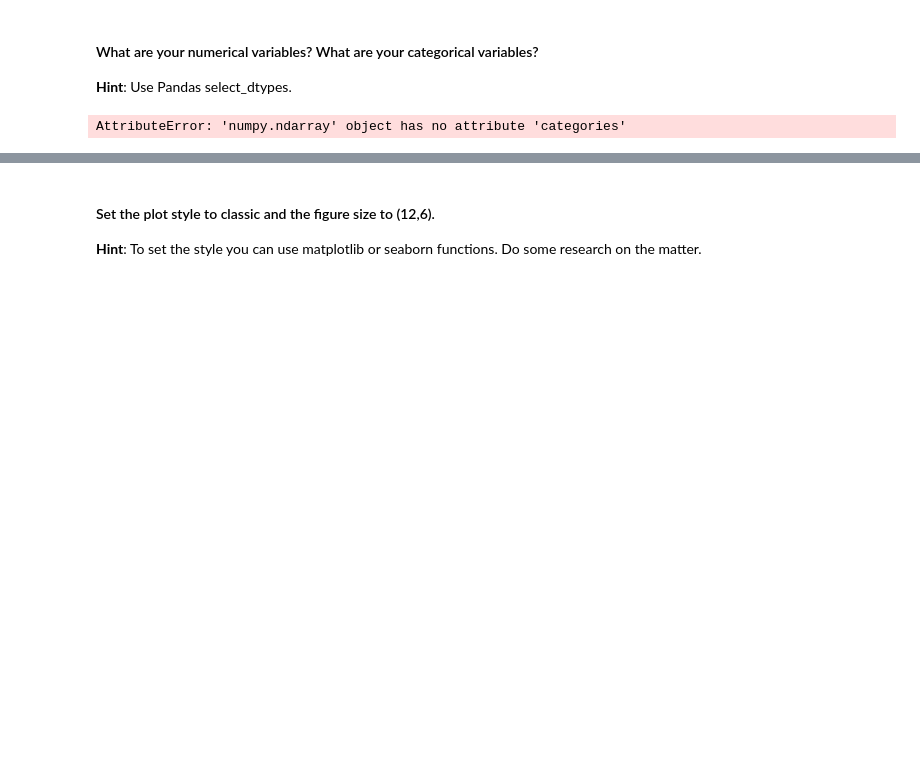
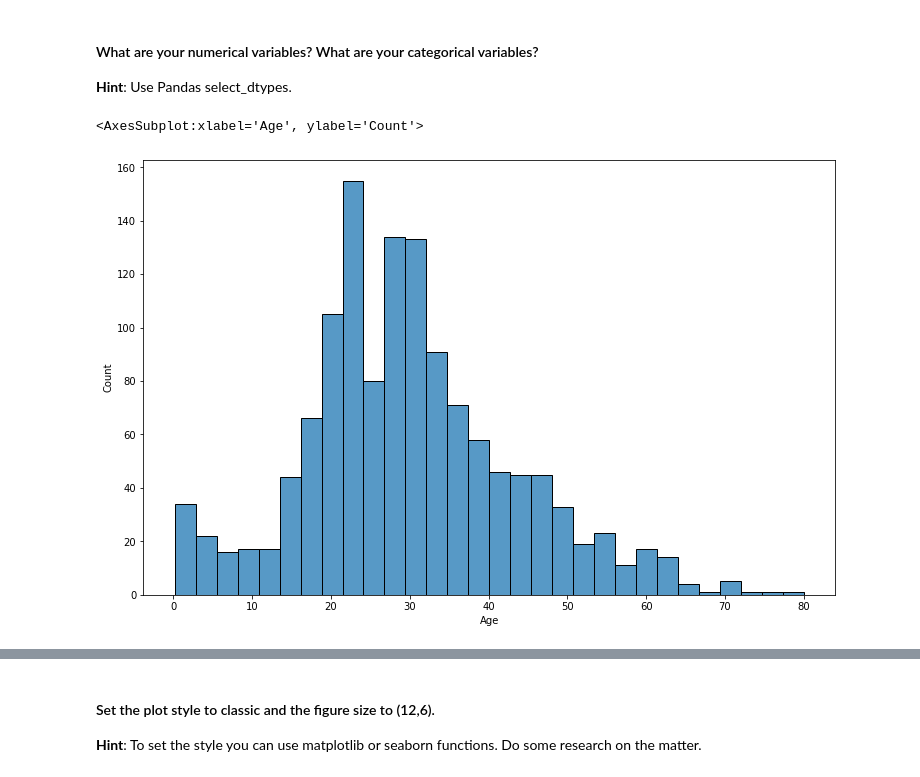
Before and after one commit to Ironhack-Data-Madrid-Mayo-2022/5.2-lab-matplotlib-seaborn, a Jupyter notebook: your-code/main.ipynb, the cells around one changed output, grey strips where cells are left out. Saved outputs shown, nothing was run; the diff lists cells and outputs as text; code cells hidden in the pictures; blank space fills up the shorter version.

```diff
--- a/your-code/main.ipynb
+++ b/your-code/main.ipynb
@@ -183,11 +185,17 @@ Fare           float64
 Cabin           object
 Embarked        object
 dtype: object
+# %%
+titanic.Age.fillna(0, inplace= True)
 # %% [markdown]
 #### What are your numerical variables? What are your categorical variables?
 **Hint**: Use Pandas select_dtypes.
 # %%
 # NUMERICAL VARIABLES
 # your code here
+
+age = sns.histplot(x=titanic.Age)
+age
 # %% [output]
-AttributeError: 'numpy.ndarray' object has no attribute 'categories'
+<AxesSubplot:xlabel='Age', ylabel='Count'>
+[figure, added]
```
Also changed, not shown: parts of 26 cells of this notebook.
